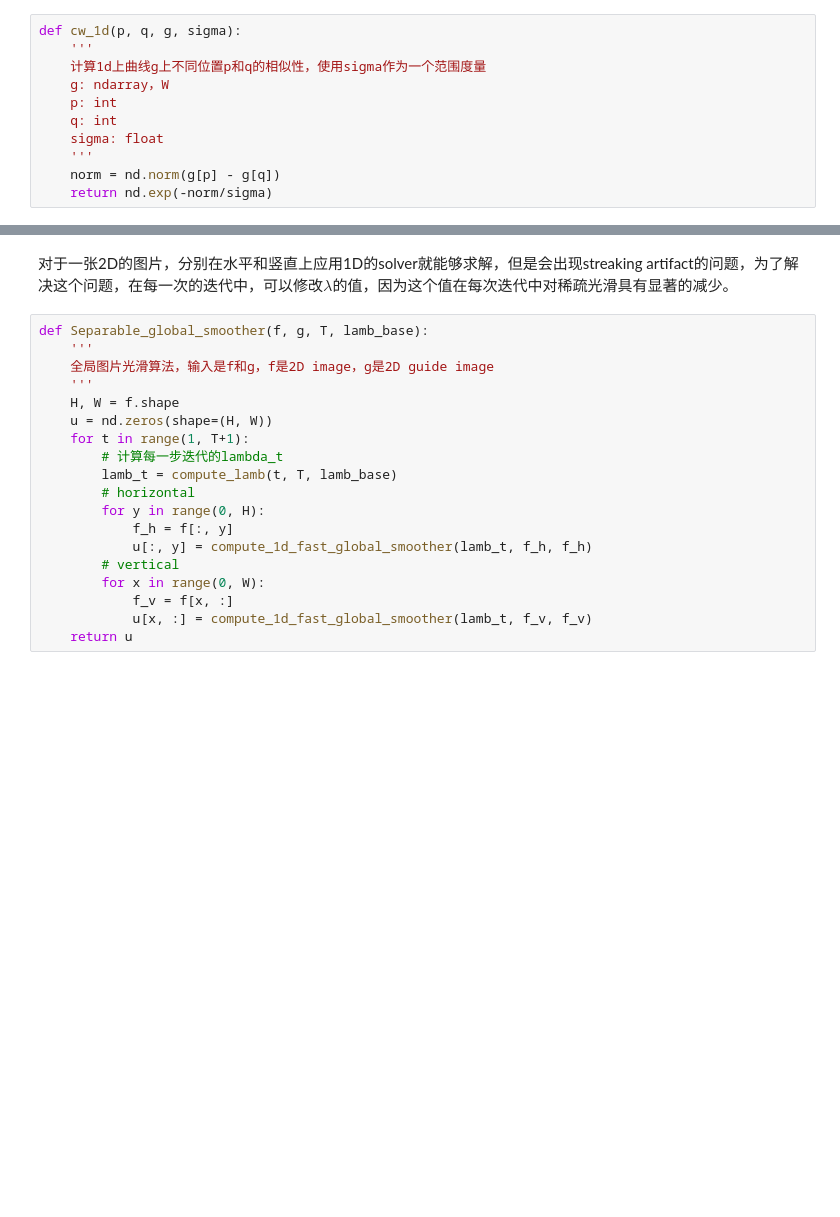
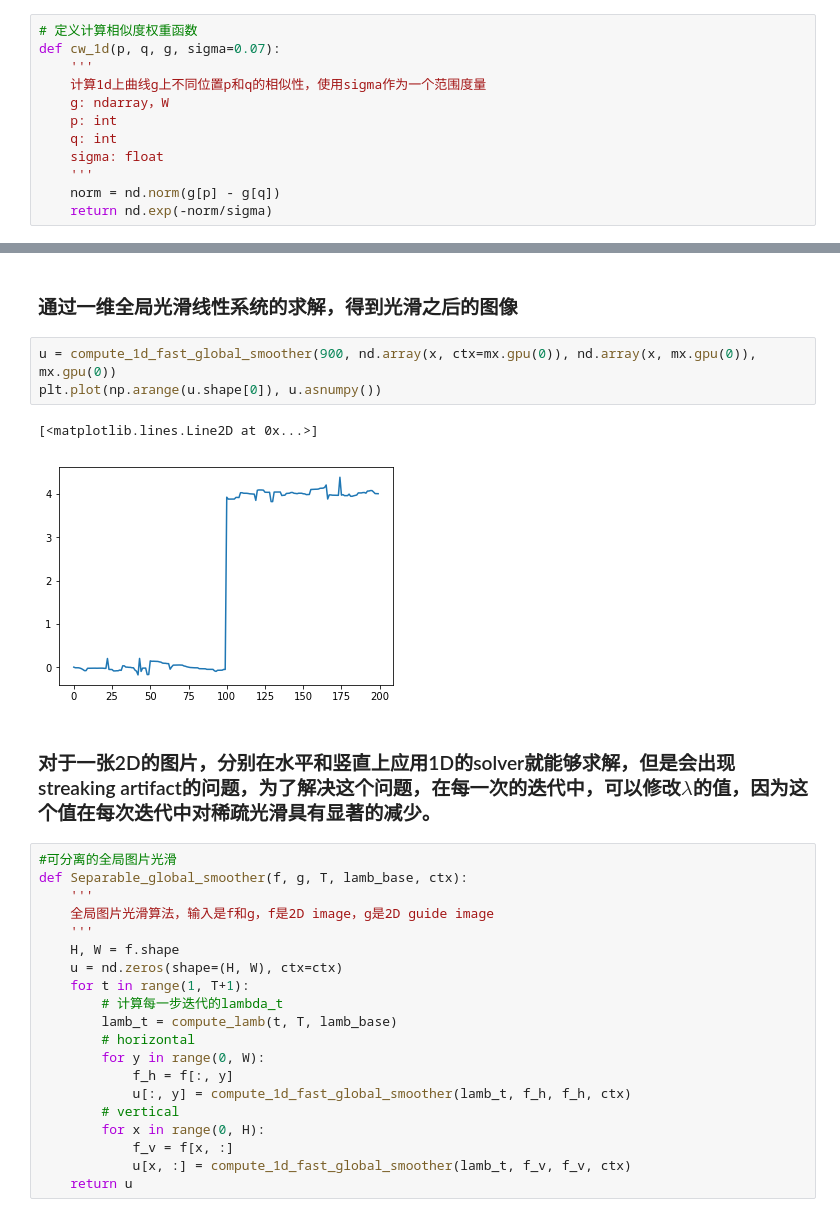
Before and after one commit to L1aoXingyu/Digital-Image-Processing, a Jupyter notebook: assignment3/fast global smooth.ipynb, the cells around one changed output, grey strips where cells are left out. Drawn from its saved outputs; the diff is of its cells as text; blank space fills up the shorter version.

```diff
--- a/assignment3/fast global smooth.ipynb
+++ b/assignment3/fast global smooth.ipynb
@@ -28,7 +31,8 @@ u_x^h = \tilde{f^h_x} - \tilde{c_x} u_{x+1}^h \quad(x = W - 2, \cdots, 0) \\
 u_{W-1}^h = \tilde{f_{W-1}^h}
 $$
 # %%
-def cw_1d(p, q, g, sigma):
+# 定义计算相似度权重函数
+def cw_1d(p, q, g, sigma=0.07):
     '''
     计算1d上曲线g上不同位置p和q的相似性，使用sigma作为一个范围度量
     g: ndarray，W
@@ -68,21 +89,30 @@ def compute_1d_fast_global_smoother(lamb, f, g):
+# %% [markdown]
+### 通过一维全局光滑线性系统的求解，得到光滑之后的图像
+# %%
+u = compute_1d_fast_global_smoother(900, nd.array(x, ctx=mx.gpu(0)), nd.array(x, mx.gpu(0)), mx.gpu(0))
+plt.plot(np.arange(u.shape[0]), u.asnumpy())
+# %% [output]
+[<matplotlib.lines.Line2D at 0x...>]
+[figure, added]
 # %% [markdown]
-对于一张2D的图片，分别在水平和竖直上应用1D的solver就能够求解，但是会出现streaking artifact的问题，为了解决这个问题，在每一次的迭代中，可以修改$\lambda$的值，因为这个值在每次迭代中对稀疏光滑具有显著的减少。
+### 对于一张2D的图片，分别在水平和竖直上应用1D的solver就能够求解，但是会出现streaking artifact的问题，为了解决这个问题，在每一次的迭代中，可以修改$\lambda$的值，因为这个值在每次迭代中对稀疏光滑具有显著的减少。
 # %%
-def Separable_global_smoother(f, g, T, lamb_base):
+#可分离的全局图片光滑
+def Separable_global_smoother(f, g, T, lamb_base, ctx):
     '''
     全局图片光滑算法，输入是f和g，f是2D image，g是2D guide image
     '''
     H, W = f.shape
-    u = nd.zeros(shape=(H, W))
+    u = nd.zeros(shape=(H, W), ctx=ctx)
     for t in range(1, T+1):
         # 计算每一步迭代的lambda_t
         lamb_t = compute_lamb(t, T, lamb_base)
         # horizontal
-        for y in range(0, H):
+        for y in range(0, W):
             f_h = f[:, y]
-            u[:, y] = compute_1d_fast_global_smoother(lamb_t, f_h, f_h)
+            u[:, y] = compute_1d_fast_global_smoother(lamb_t, f_h, f_h, ctx)
         # vertical
-        for x in range(0, W):
+        for x in range(0, H):
             f_v = f[x, :]
-            u[x, :] = compute_1d_fast_global_smoother(lamb_t, f_v, f_v)
+            u[x, :] = compute_1d_fast_global_smoother(lamb_t, f_v, f_v, ctx)
     return u
```
Also changed, not shown: parts of 13 cells of this notebook, 1 other file.
